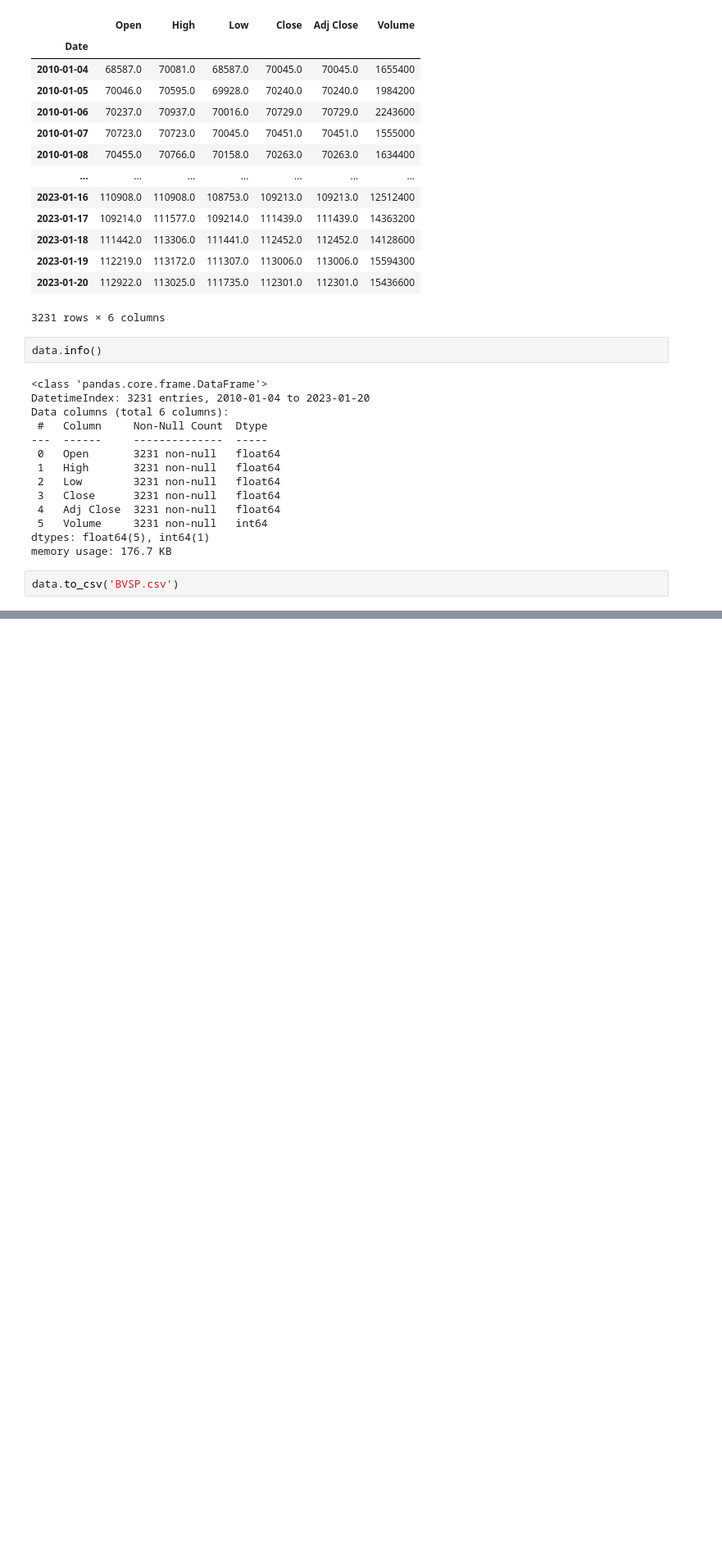
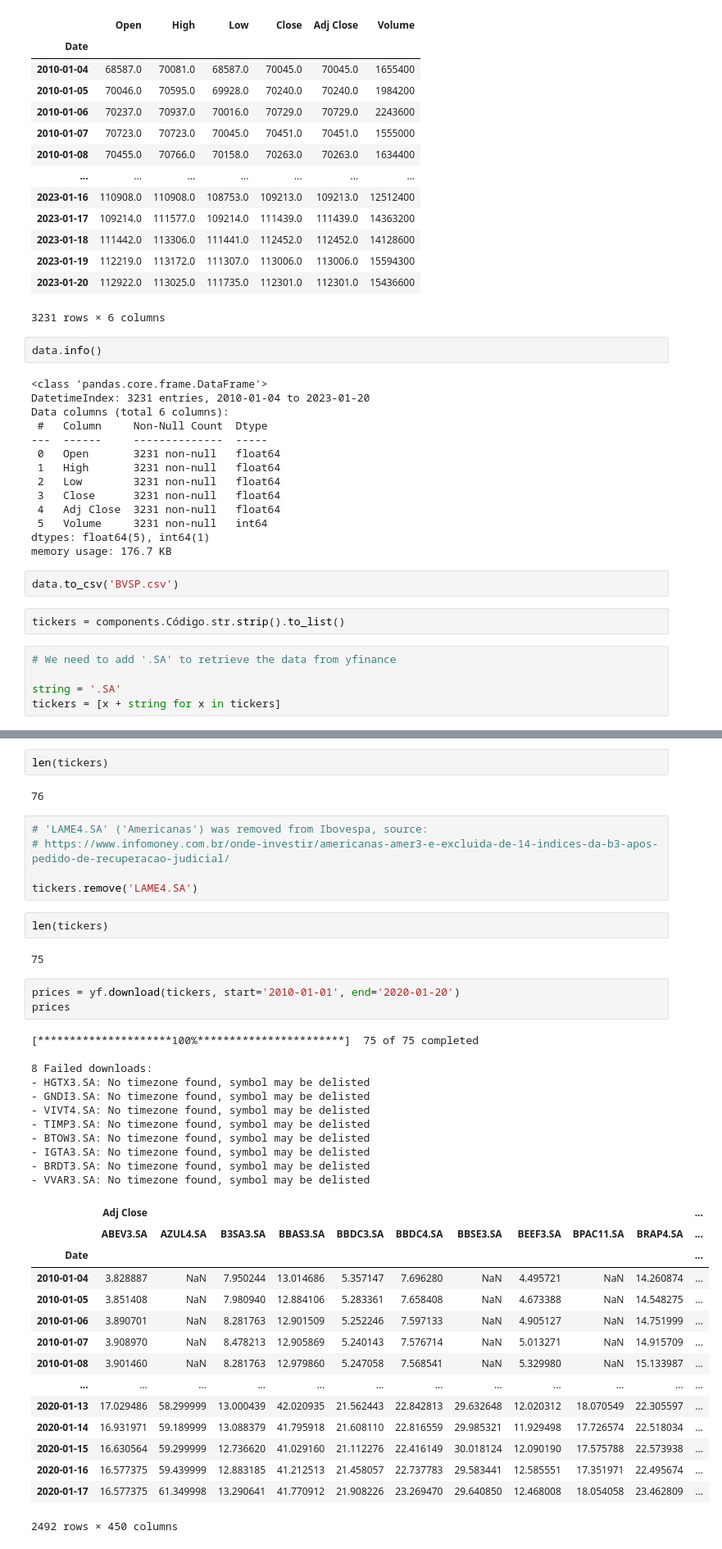
Before and after one commit to RochaErik/Project-Ibovespa-Analysis-Trading-Strategies, a Jupyter notebook: IbovespaAnalysis&Strategy.ipynb, the cells around one changed output, grey strips where cells are left out. Shown: that part at 82% size. Saved outputs shown, nothing was run; the diff lists cells and outputs as text; blank space fills up the shorter version.

Commit message:
prices from yahoo finance

```diff
--- a/IbovespaAnalysis&Strategy.ipynb
+++ b/IbovespaAnalysis&Strategy.ipynb
@@ -133,3 +133,10 @@ dtypes: float64(5), int64(1)
 memory usage: 176.7 KB
 # %%
 data.to_csv('BVSP.csv')
+# %%
+tickers = components.Código.str.strip().to_list()
+# %%
+# We need to add '.SA' to retrieve the data from yfinance
+
+string = '.SA'
+tickers = [x + string for x in tickers]
@@ -135,0 +163,43 @@ data.to_csv('BVSP.csv')
+# %%
+len(tickers)
+# %% [output]
+76
+# %%
+# 'LAME4.SA' ('Americanas') was removed from Ibovespa, source:
+# https://www.infomoney.com.br/onde-investir/americanas-amer3-e-excluida-de-14-indices-da-b3-apos-pedido-de-recuperacao-judicial/
+
+tickers.remove('LAME4.SA')
+# %%
+len(tickers)
+# %% [output]
+75
+# %%
+prices = yf.download(tickers, start='2010-01-01', end='2020-01-20')
+prices
+# %% [output]
+[*********************100%***********************]  75 of 75 completed
+
+8 Failed downloads:
+- HGTX3.SA: No timezone found, symbol may be delisted
+- GNDI3.SA: No timezone found, symbol may be delisted
+- VIVT4.SA: No timezone found, symbol may be delisted
+- TIMP3.SA: No timezone found, symbol may be delisted
+- BTOW3.SA: No timezone found, symbol may be delisted
+- IGTA3.SA: No timezone found, symbol may be delisted
+- BRDT3.SA: No timezone found, symbol may be delisted
+- VVAR3.SA: No timezone found, symbol may be delisted
+|  | Adj Close |  |  |  |  |  |  |  |  |  | ... |
+|  | ABEV3.SA | AZUL4.SA | B3SA3.SA | BBAS3.SA | BBDC3.SA | BBDC4.SA | BBSE3.SA | BEEF3.SA | BPAC11.SA | BRAP4.SA | ... |
+| Date |  |  |  |  |  |  |  |  |  |  | ... |
+| 2010-01-04 | 3.828887 | NaN | 7.950244 | 13.014686 | 5.357147 | 7.696280 | NaN | 4.495721 | NaN | 14.260874 | ... |
+| 2010-01-05 | 3.851408 | NaN | 7.980940 | 12.884106 | 5.283361 | 7.658408 | NaN | 4.673388 | NaN | 14.548275 | ... |
+| 2010-01-06 | 3.890701 | NaN | 8.281763 | 12.901509 | 5.252246 | 7.597133 | NaN | 4.905127 | NaN | 14.751999 | ... |
+| 2010-01-07 | 3.908970 | NaN | 8.478213 | 12.905869 | 5.240143 | 7.576714 | NaN | 5.013271 | NaN | 14.915709 | ... |
+| 2010-01-08 | 3.901460 | NaN | 8.281763 | 12.979860 | 5.247058 | 7.568541 | NaN | 5.329980 | NaN | 15.133987 | ... |
+| ... | ... | ... | ... | ... | ... | ... | ... | ... | ... | ... | ... |
+| 2020-01-13 | 17.029486 | 58.299999 | 13.000439 | 42.020935 | 21.562443 | 22.842813 | 29.632648 | 12.020312 | 18.070549 | 22.305597 | ... |
+| 2020-01-14 | 16.931971 | 59.189999 | 13.088379 | 41.795918 | 21.608110 | 22.816559 | 29.985321 | 11.929498 | 17.726574 | 22.518034 | ... |
+| 2020-01-15 | 16.630564 | 59.299999 | 12.736620 | 41.029160 | 21.112276 | 22.416149 | 30.018124 | 12.090190 | 17.575788 | 22.573938 | ... |
+| 2020-01-16 | 16.577375 | 59.439999 | 12.883185 | 41.212513 | 21.458057 | 22.737783 | 29.583441 | 12.585551 | 17.351971 | 22.495674 | ... |
+| 2020-01-17 | 16.577375 | 61.349998 | 13.290641 | 41.770912 | 21.908226 | 23.269470 | 29.640850 | 12.468008 | 18.054058 | 23.462809 | ... |
+2492 rows × 450 columns
```
Also changed, not shown: parts of 1 cell of this notebook.
